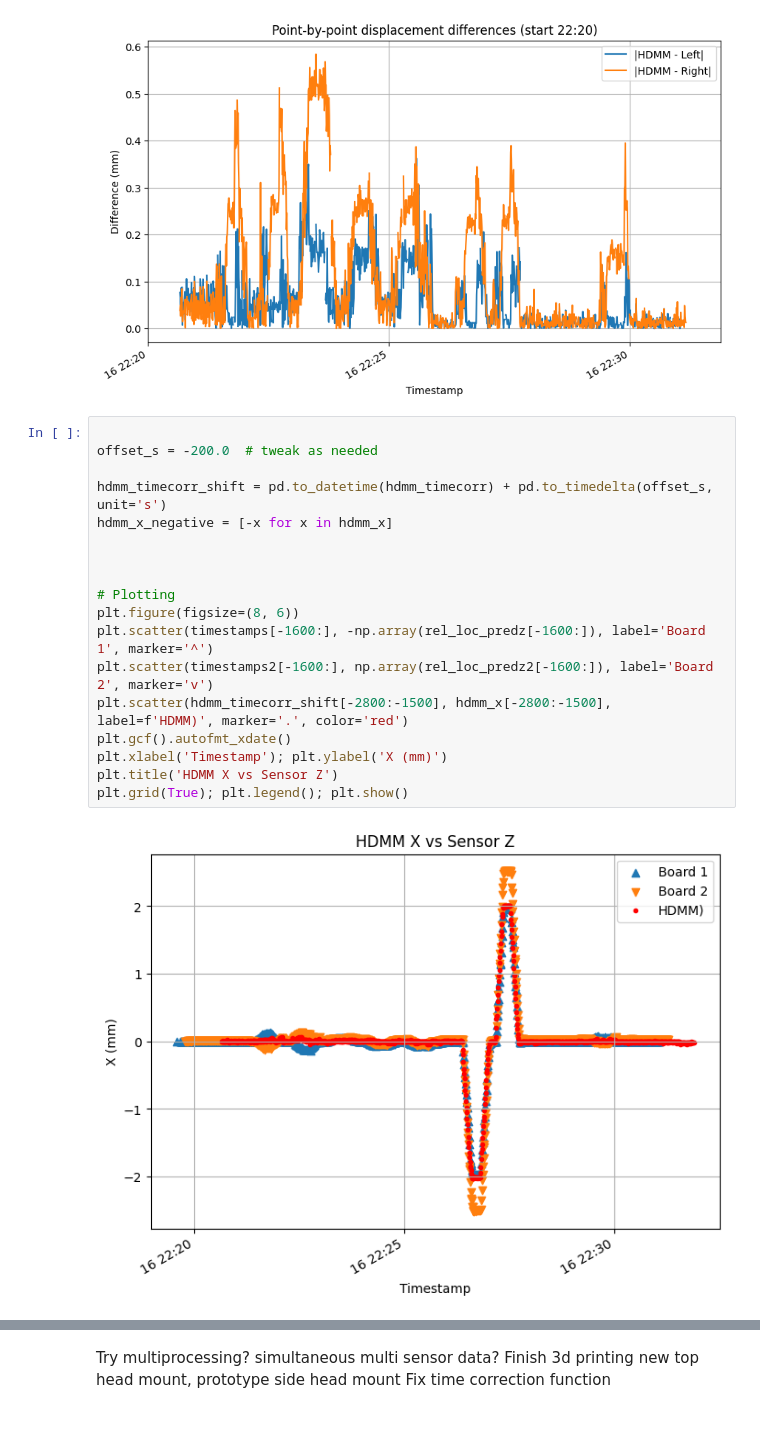
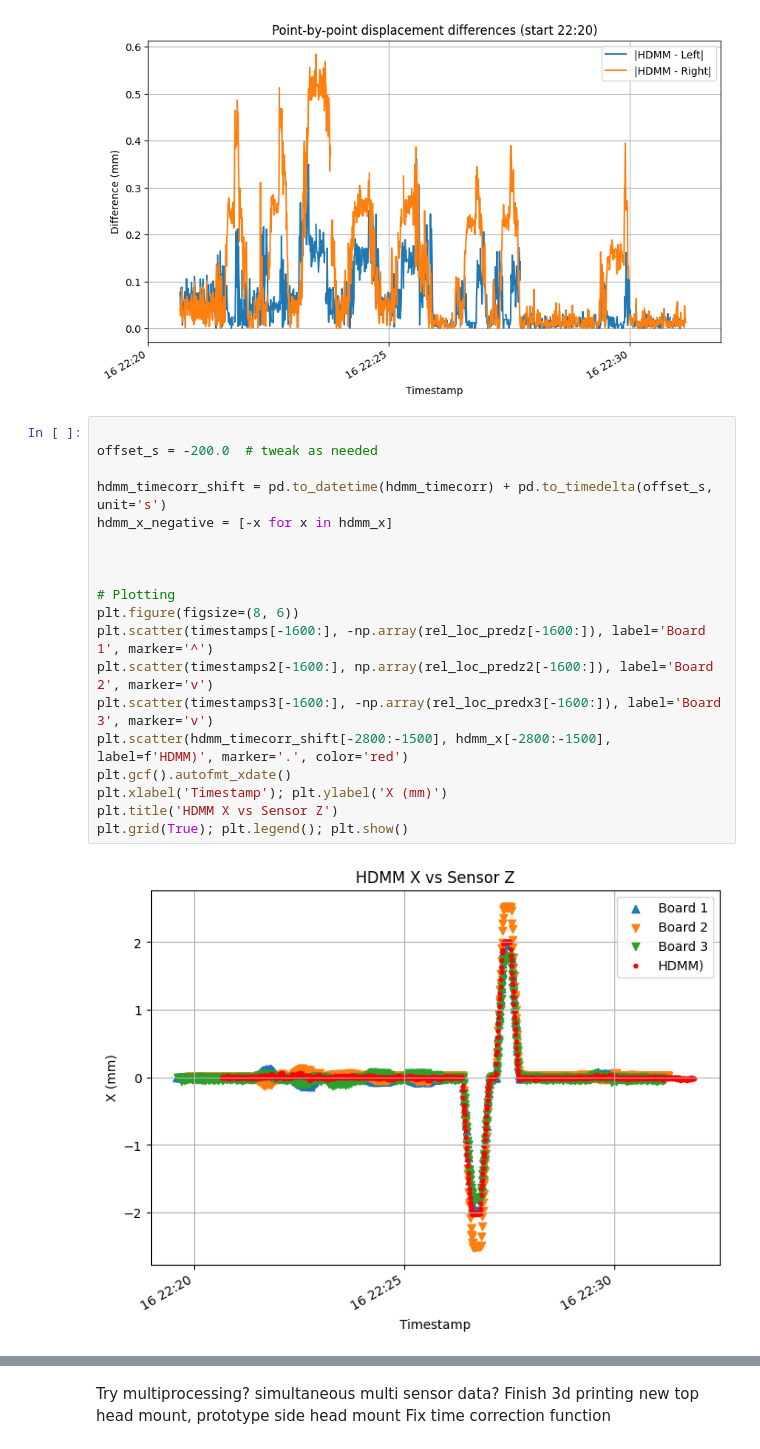
Before and after one commit to SpicedDill/magnetic-sensor-data, a Jupyter notebook: BN_Analysis/12122025_Multisensor_GK.ipynb, the cells around one changed output, grey strips where cells are left out. Cells and saved outputs as stored; diff of their text form.

```diff
--- a/BN_Analysis/12122025_Multisensor_GK.ipynb
+++ b/BN_Analysis/12122025_Multisensor_GK.ipynb
@@ -769,23 +769,24 @@ lag_right = -2.000 s
 # %%
 
 offset_s = -200.0  # tweak as needed
 
 hdmm_timecorr_shift = pd.to_datetime(hdmm_timecorr) + pd.to_timedelta(offset_s, unit='s')
 hdmm_x_negative = [-x for x in hdmm_x]
 
 
 
 # Plotting
 plt.figure(figsize=(8, 6))
 plt.scatter(timestamps[-1600:], -np.array(rel_loc_predz[-1600:]), label='Board 1', marker='^')
 plt.scatter(timestamps2[-1600:], np.array(rel_loc_predz2[-1600:]), label='Board 2', marker='v')
+plt.scatter(timestamps3[-1600:], -np.array(rel_loc_predx3[-1600:]), label='Board 3', marker='v')
 plt.scatter(hdmm_timecorr_shift[-2800:-1500], hdmm_x[-2800:-1500], label=f'HDMM)', marker='.', color='red')
 plt.gcf().autofmt_xdate()
 plt.xlabel('Timestamp'); plt.ylabel('X (mm)')
 plt.title('HDMM X vs Sensor Z')
 plt.grid(True); plt.legend(); plt.show()
 # %% [output]
-[figure, old version]
+[figure, new version]
 # %%
 # manual x-shift for HDMM (positive = right, negative = left)
 offset_s = -92.0
```
Also changed, not shown: parts of 3 cells of this notebook.
